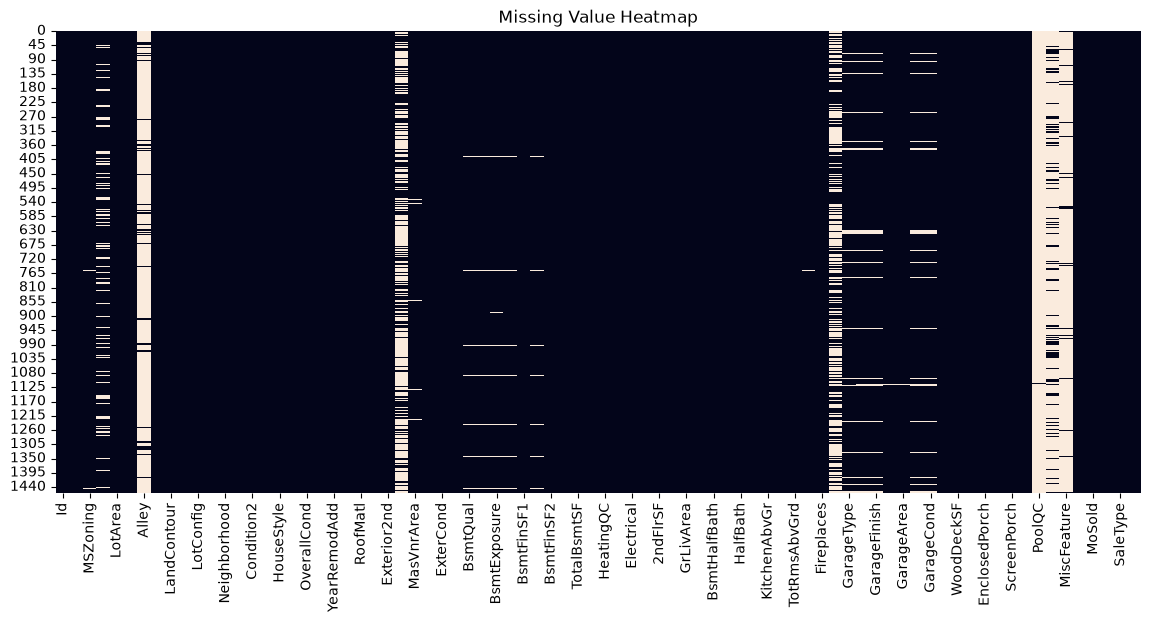
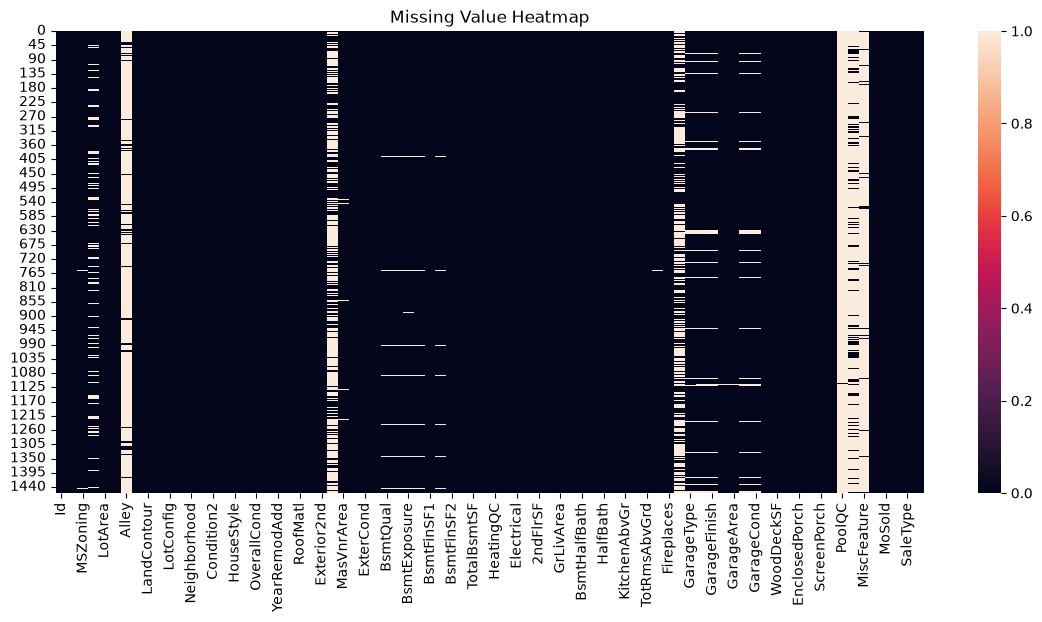
The notebook cell's code change between the first figure and the second:
--- before
+++ after
@@ -1,5 +1,5 @@
 plt.figure(figsize=(14,6))
 
-sns.heatmap(data.isnull(), cbar=False)
+sns.heatmap(data.isnull())
 
 plt.title("Missing Value Heatmap")

Commit: phase 4 refinement commit